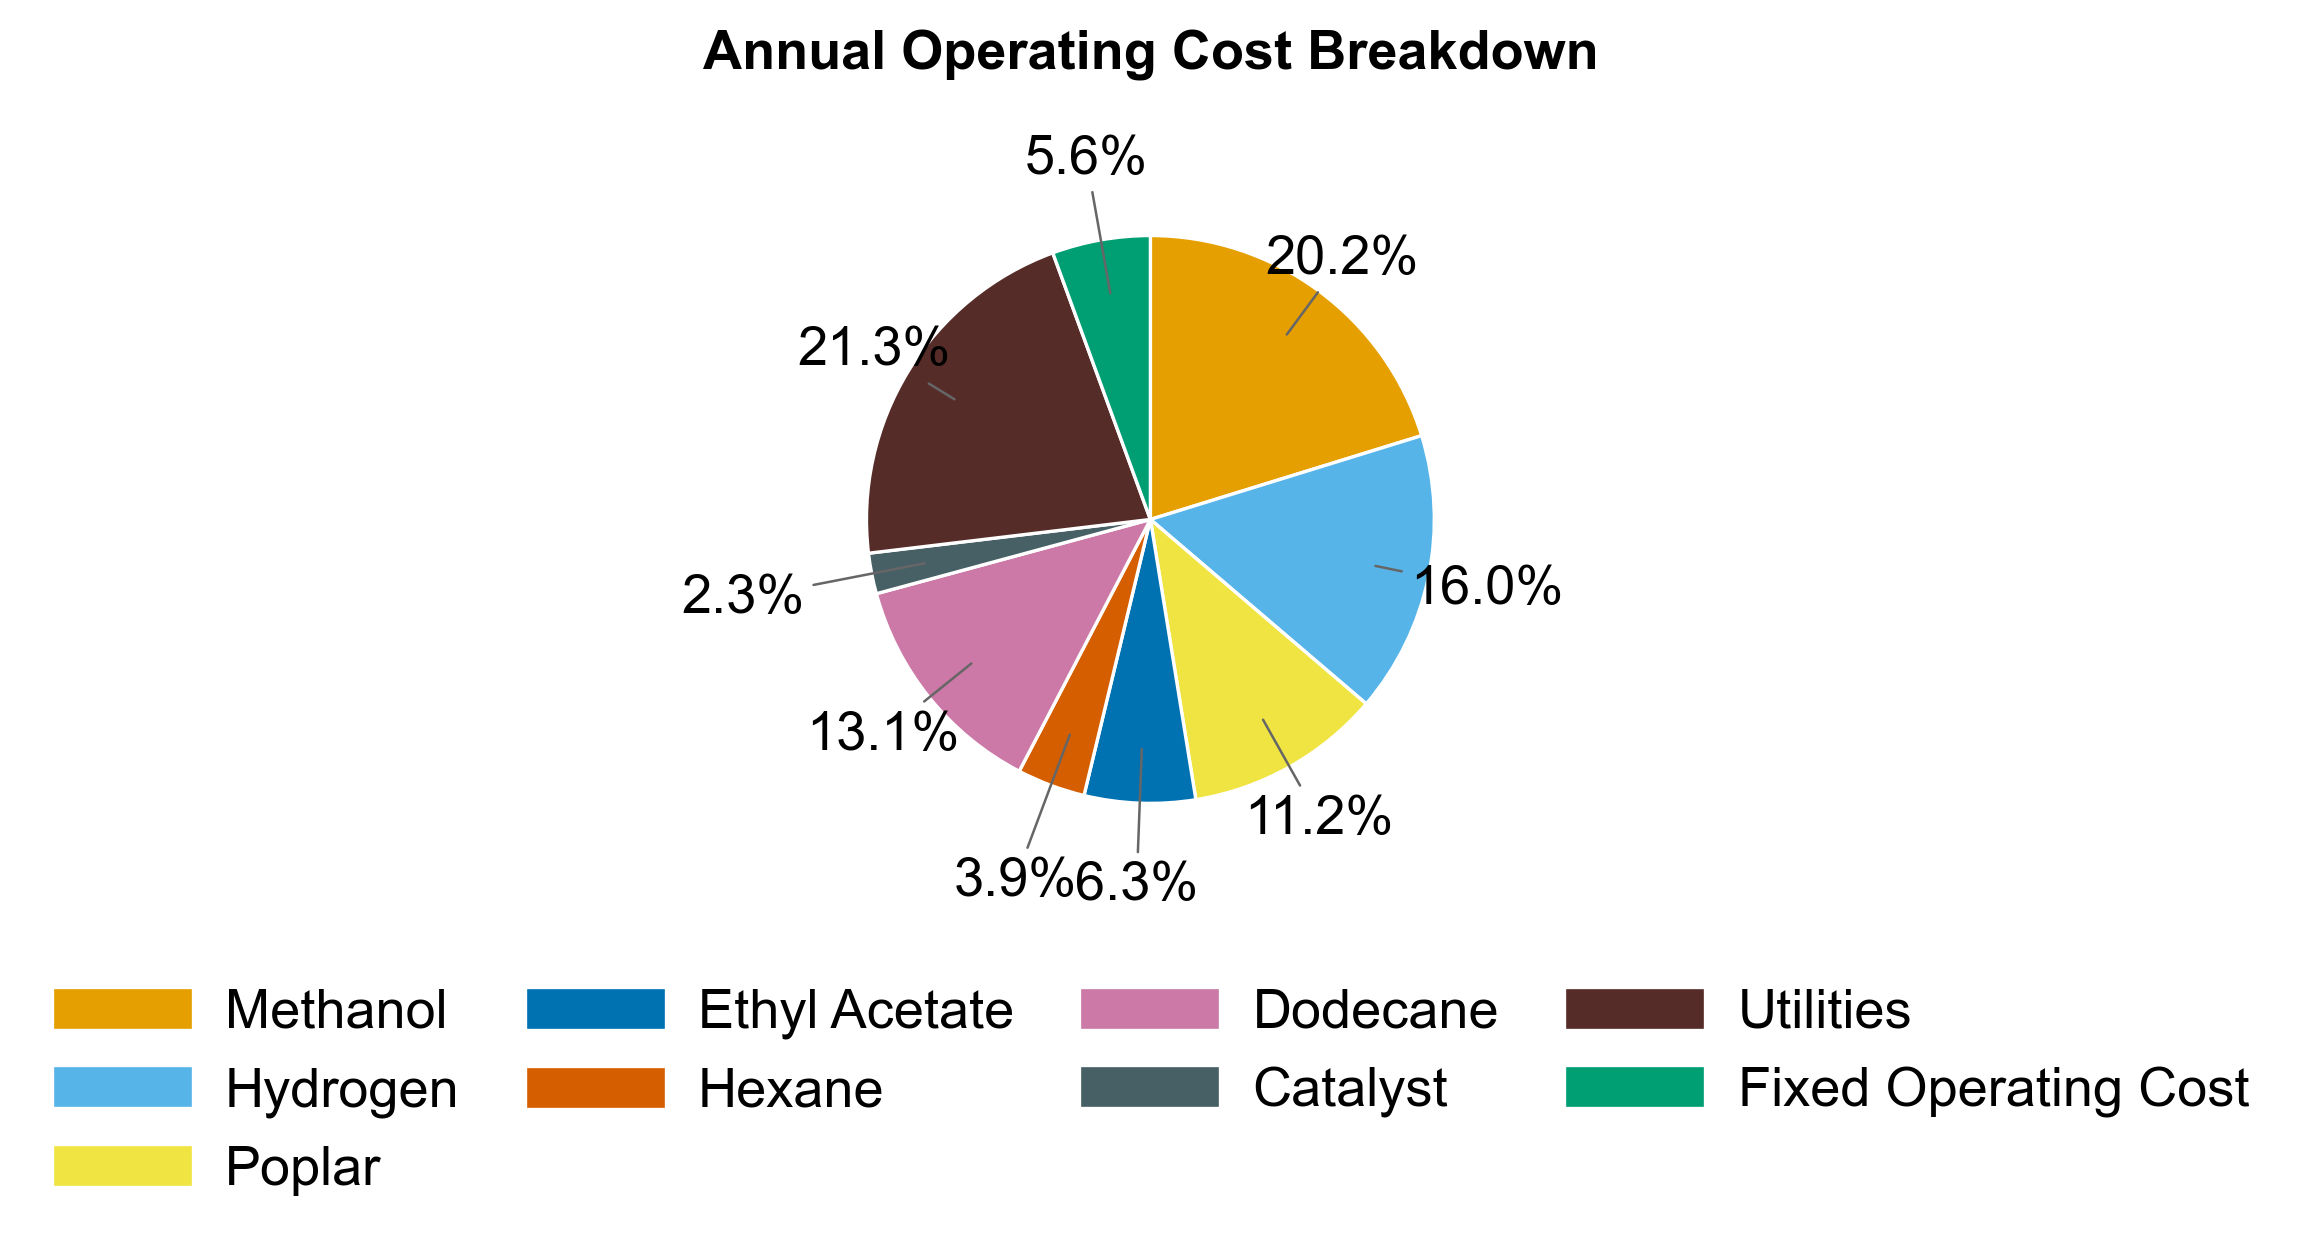
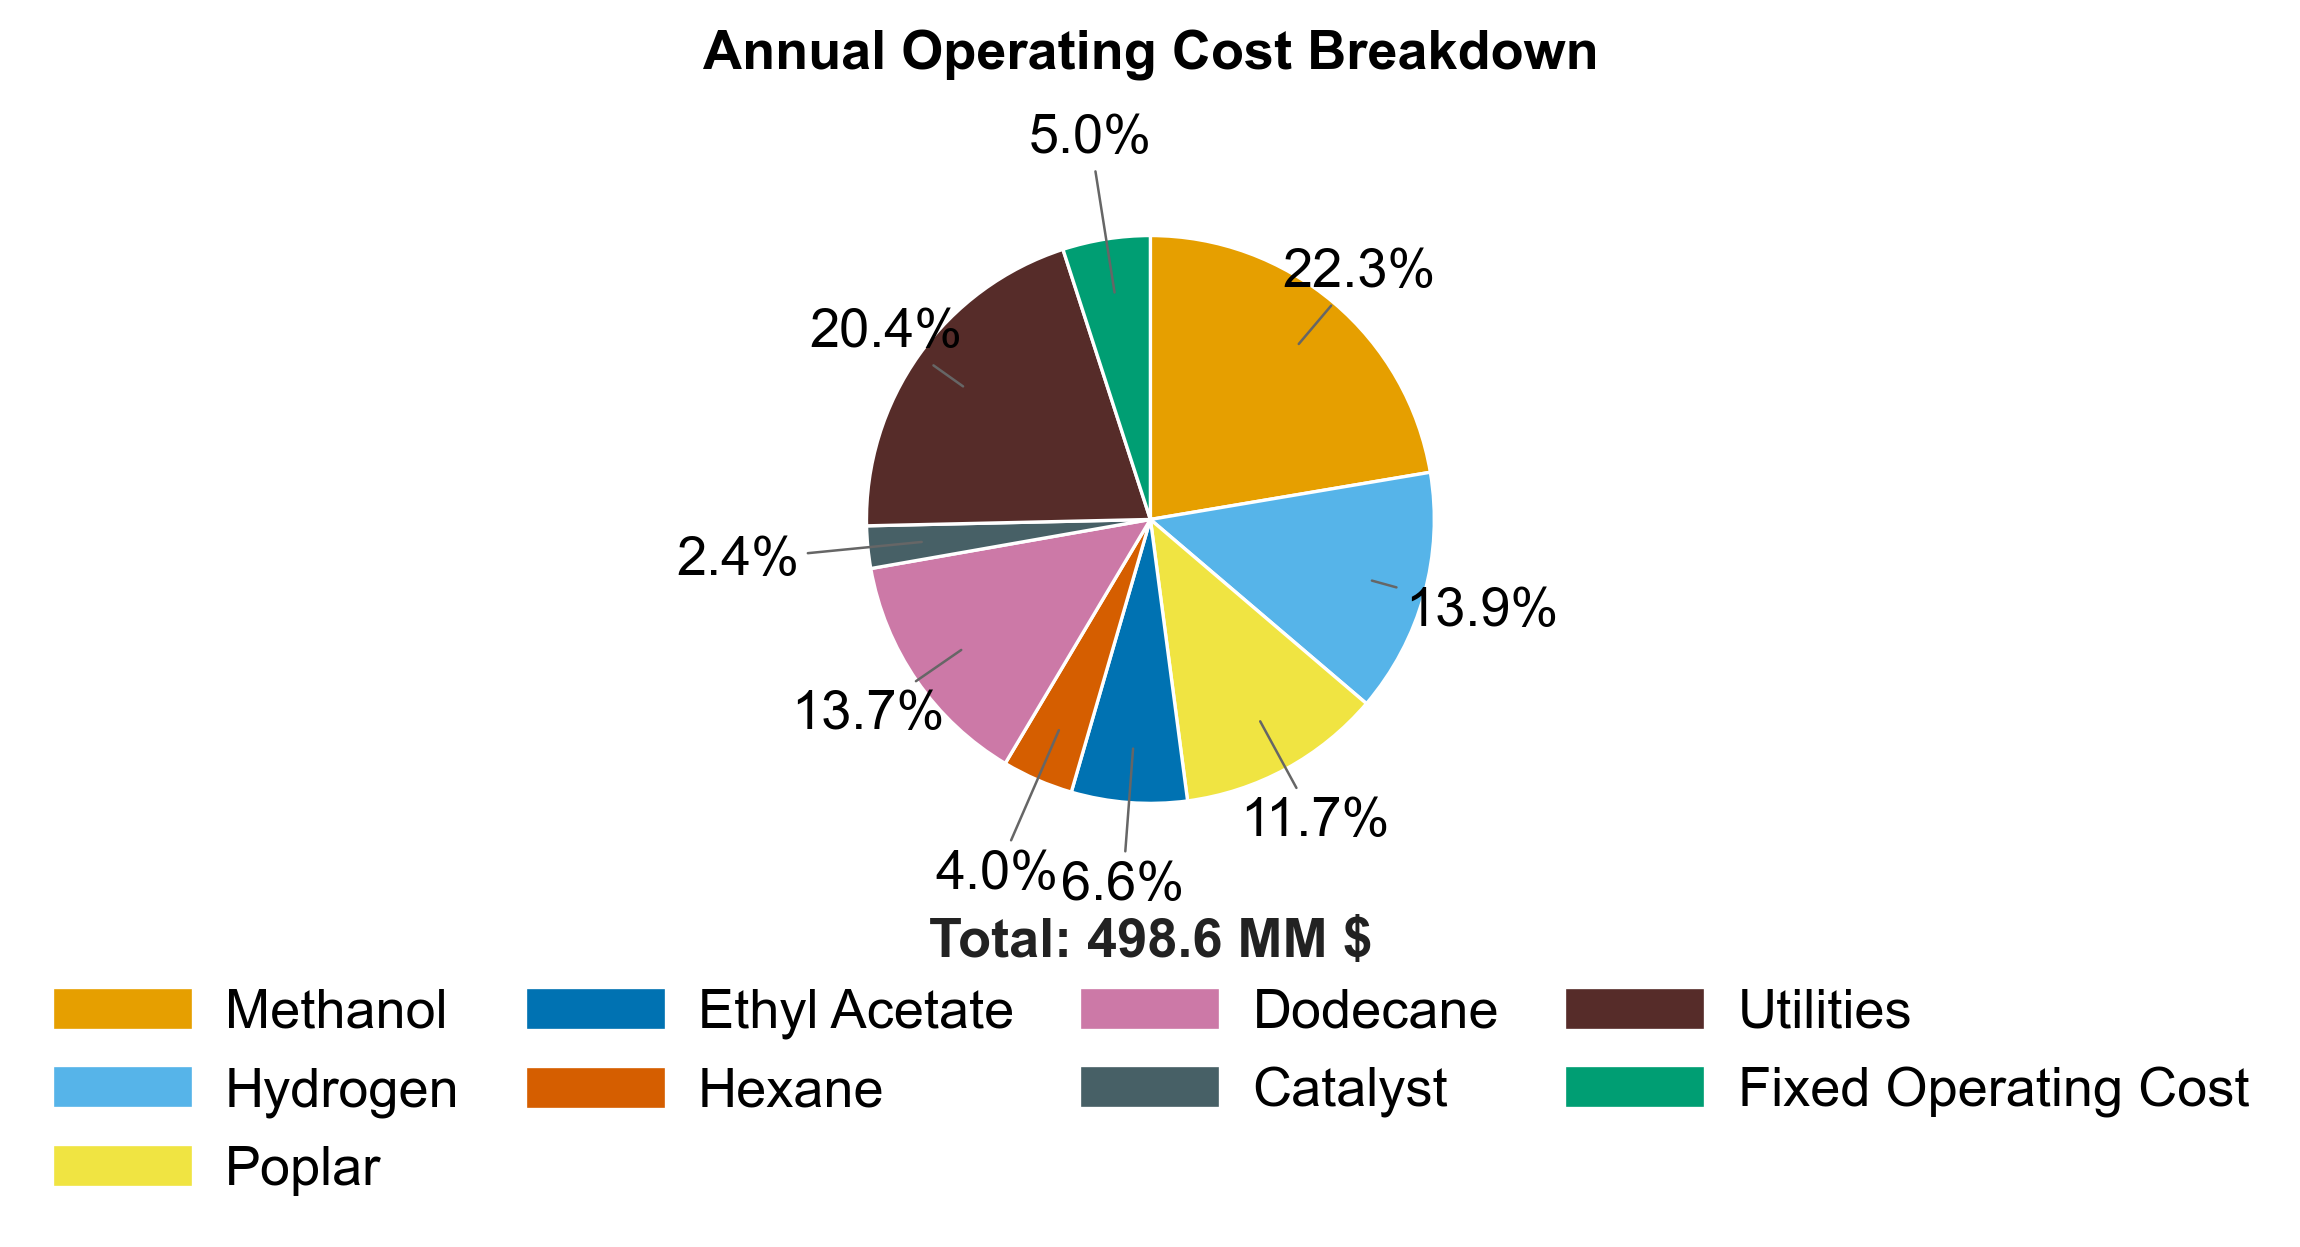
Unified diff of the notebook cell whose output changed from the first chart to the second:
--- before
+++ after
@@ -1,5 +1,5 @@
 # Operating costs plot
 methanol_price = F.RCF_MEOH_IN.F_mass * prices['Methanol'] * integrated_tea.operating_hours
-hydrogen_price = (F.RCF_H2_IN.F_mass + F.HDO_H2_IN.F_mass + F.Hydrogen_In.F_mass) * prices['Hydrogen'] * integrated_tea.operating_hours
+hydrogen_price = (F.RCF_H2_IN.F_mass + F.HDO_H2_IN.F_mass + F.ETJ_H2_IN.F_mass) * prices['Hydrogen'] * integrated_tea.operating_hours
 poplar_price = F.Poplar_In.F_mass * prices['Feedstock'] * integrated_tea.operating_hours
 ethyl_acetate_price = F.EthylAcetate_in.F_mass * prices['EthylAcetate'] * integrated_tea.operating_hours
@@ -135,8 +135,8 @@
 
     ax.set_title(title, fontsize=FS_TITLE, fontweight="bold", pad=6)
-    # ax.text(0, -1.72,
-    #         r"Total: " + f"{total_MM:.1f}" + r" MM $",
-    #         ha="center", va="top", fontsize=FS_TOTAL,
-    #         color="#222222", fontweight="bold", style="normal")
+    ax.text(0, -1.4,
+            r"Total: " + f"{total_MM:.1f}" + r" MM $",
+            ha="center", va="top", fontsize=FS_TOTAL,
+            color="#222222", fontweight="bold", style="normal")
 
     ax.set_xlim(-1.65, 1.65)

Commit: capex and opex plots tweaks